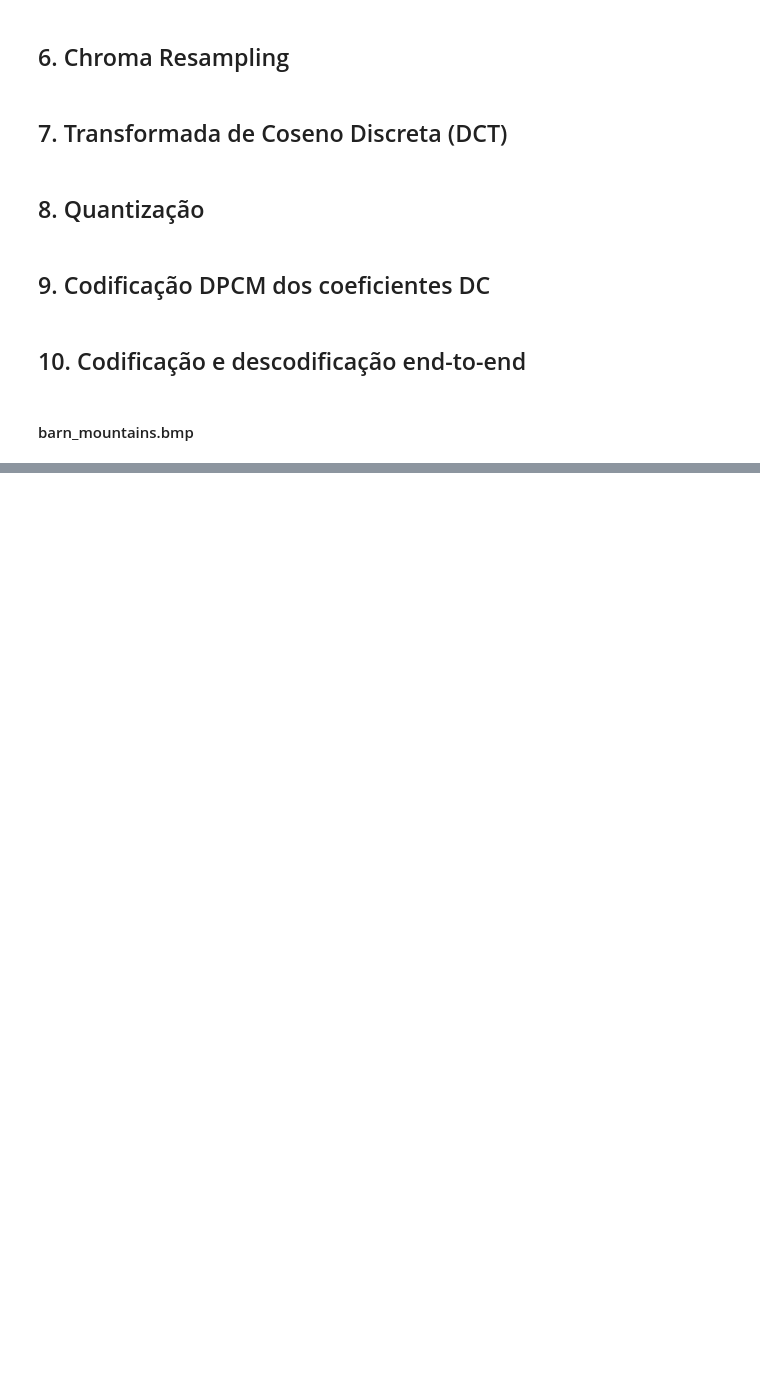
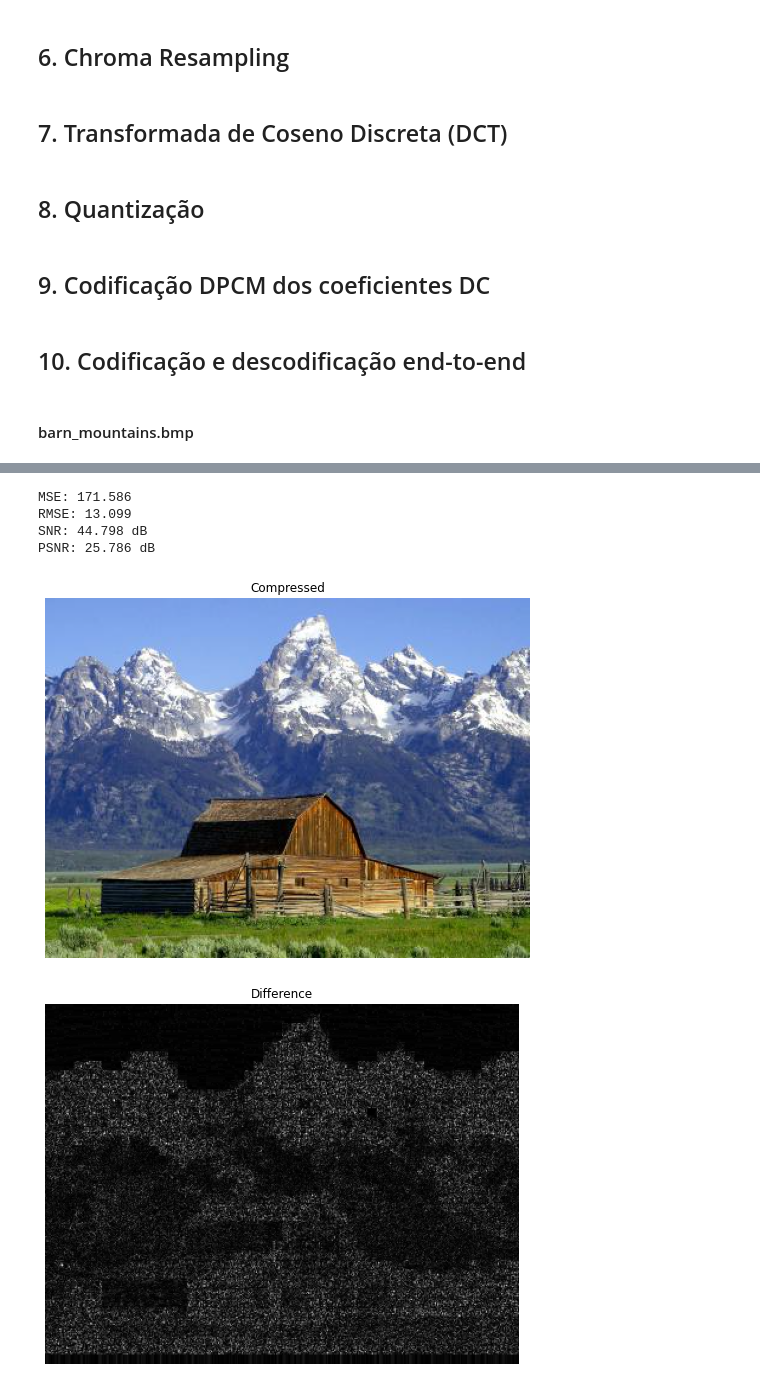
Before and after one commit to ralmachado/mult-tp1, a Jupyter notebook: report.ipynb, the cells around one changed output, grey strips where cells are left out. Saved outputs shown, nothing was run; the diff lists cells and outputs as text; code cells hidden in the pictures; blank space fills up the shorter version.

```diff
--- a/report.ipynb
+++ b/report.ipynb
@@ -79,3 +84,10 @@ metrics(barn, qf=100)
 # %%
-metrics(barn, qf=75)
+verboseMetrics(barn, qf=75)
+# %% [output]
+MSE: 171.586
+RMSE: 13.099
+SNR: 44.798 dB
+PSNR: 25.786 dB
+[figure, added]
+[figure, added]
 # %%
```
Also changed, not shown: parts of 5 cells of this notebook, 32 other files.
